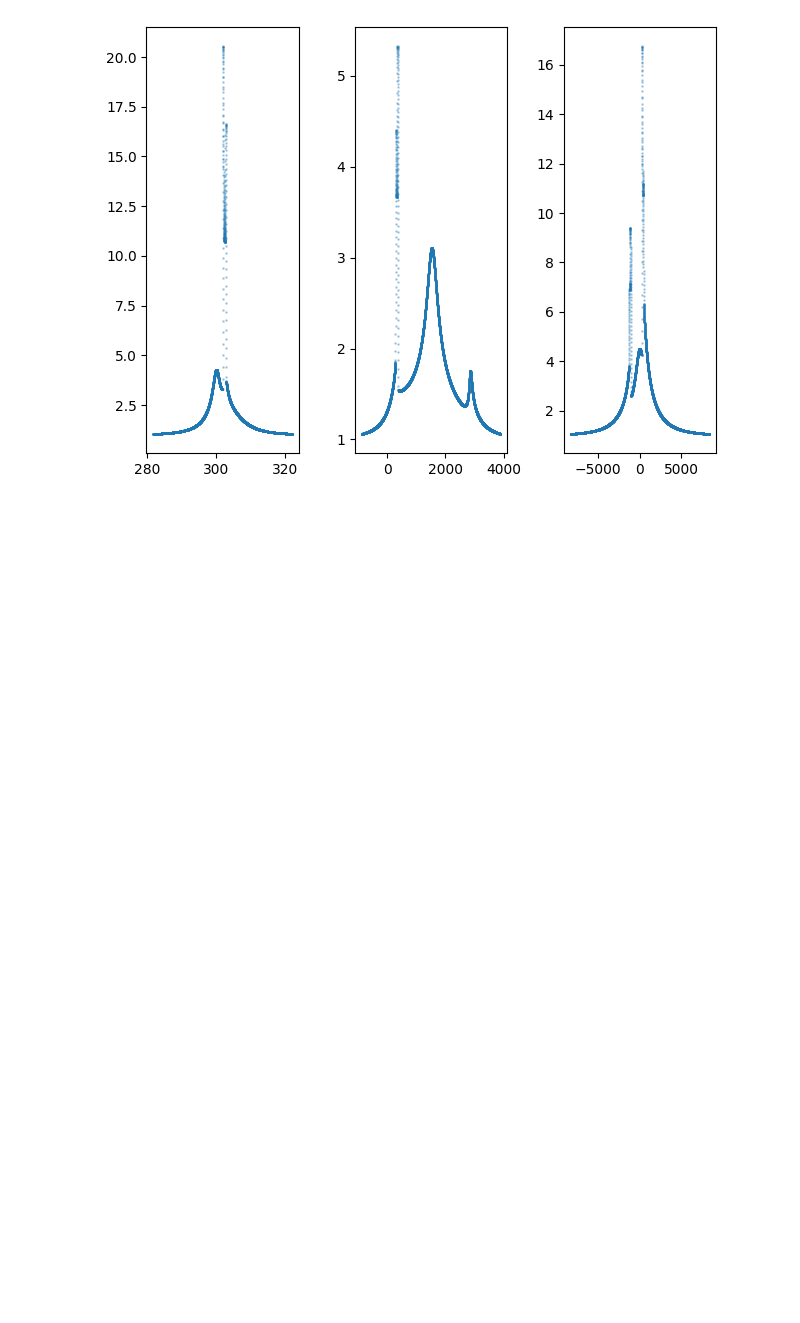
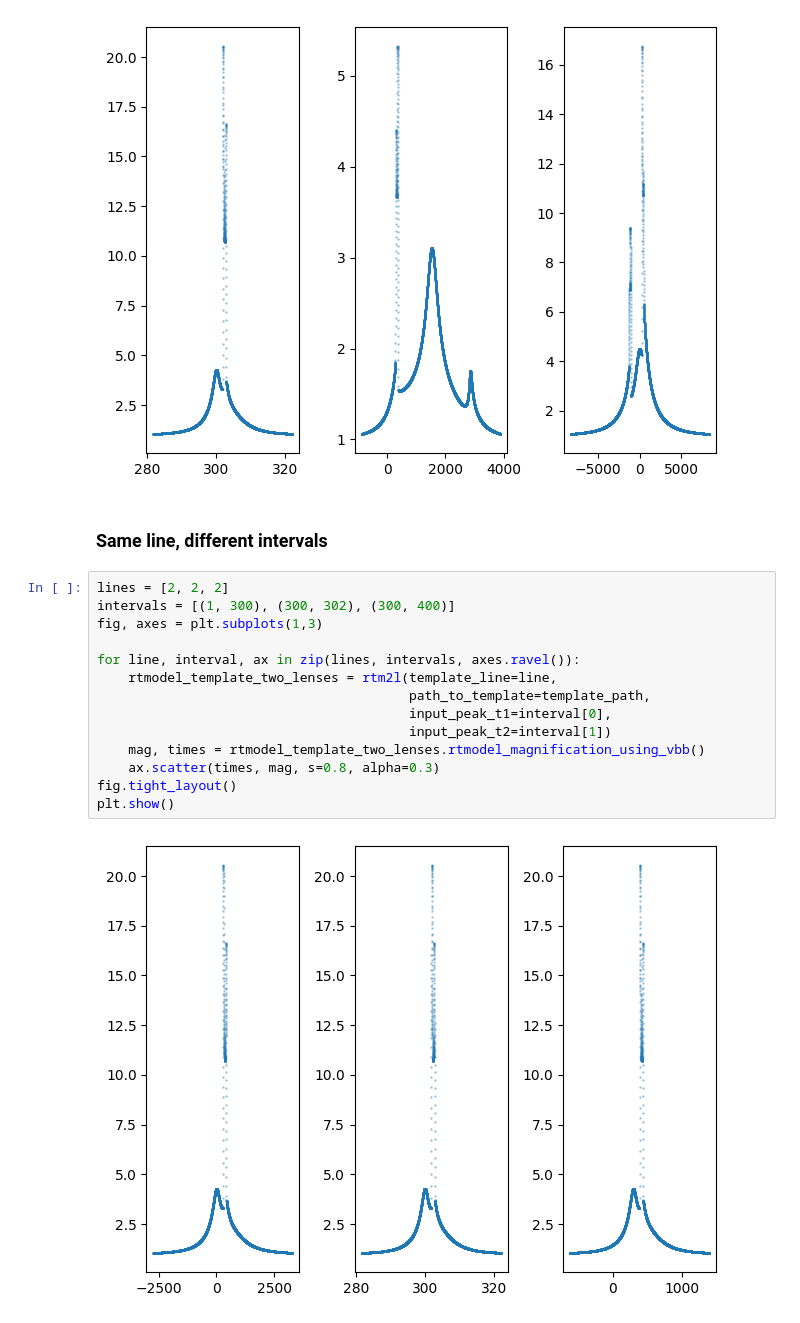
Before and after one commit to stelais/jasmine, a Jupyter notebook: analysis/generating_lightcurves_from_rtmodel_templates.ipynb, the cells around one changed output. Drawn from its saved outputs; the diff is of its cells as text; blank space fills up the shorter version.

Commit message:
Notebook for generating lightcurves from RTModel templates - comparing lines

```diff
--- a/analysis/generating_lightcurves_from_rtmodel_templates.ipynb
+++ b/analysis/generating_lightcurves_from_rtmodel_templates.ipynb
@@ -21,3 +25,21 @@ fig.tight_layout()
 plt.show()
 # %% [output]
 [figure]
+# %% [markdown]
+### Same line, different intervals
+# %%
+lines = [2, 2, 2]
+intervals = [(1, 300), (300, 302), (300, 400)]
+fig, axes = plt.subplots(1,3)
+
+for line, interval, ax in zip(lines, intervals, axes.ravel()):
+    rtmodel_template_two_lenses = rtm2l(template_line=line,
+                                        path_to_template=template_path,
+                                        input_peak_t1=interval[0],
+                                        input_peak_t2=interval[1])
+    mag, times = rtmodel_template_two_lenses.rtmodel_magnification_using_vbb()
+    ax.scatter(times, mag, s=0.8, alpha=0.3)
+fig.tight_layout()
+plt.show()
+# %% [output]
+[figure, added]
```
Also changed, not shown: parts of 5 cells of this notebook, 1 other file.
